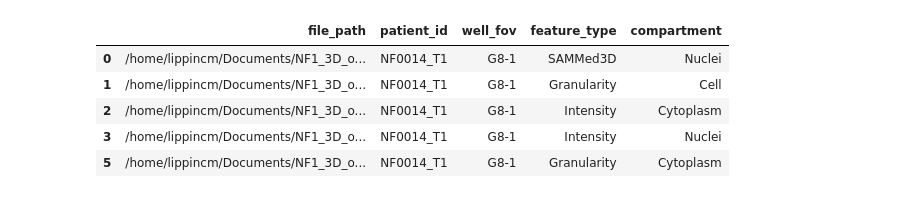
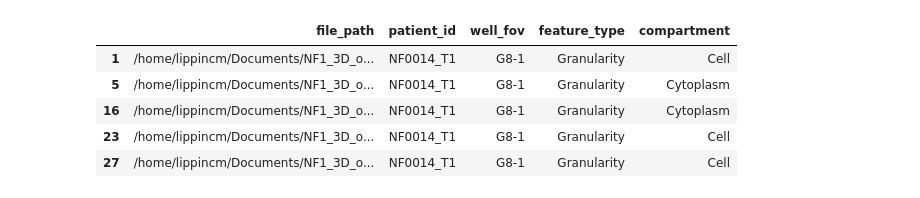
Before and after one commit to WayScience/NF1_3D_organoid_profiling_pipeline, a Jupyter notebook: 3.cellprofiling/notebooks/feature_sanity_checks.ipynb, the cells around one changed output. Saved outputs shown, nothing was run; the diff lists cells and outputs as text; code cells hidden in the pictures.

```diff
--- a/3.cellprofiling/notebooks/feature_sanity_checks.ipynb
+++ b/3.cellprofiling/notebooks/feature_sanity_checks.ipynb
@@ -39,40 +39,40 @@ out_dict = {
     "well_fov": [],
     "feature_type": [],
     "compartment": [],
     # "df_shape": [],
 }
 
 # get all well_fovs for a patient
 for patient in tqdm.tqdm(patients, desc="Processing patients", leave=True):
     patient_dir = profile_base_dir / "data" / patient / "extracted_features"
     well_fovs = patient_dir.glob("*")  # get all well_fovs for a patient
     # print(f"Found well_fovs: {well_fovs}")
     for well_fov in tqdm.tqdm(well_fovs, desc="Processing well_fovs", leave=False):
         if "stats" in well_fov.stem:
             continue
         features = pathlib.Path(well_fov).glob("*.parquet")
         for feature in features:
             feature_type = feature.stem.split("_")[2]
             compartment = feature.stem.split("_")[0]
             out_dict["file_path"].append(feature)
             out_dict["patient_id"].append(patient)
             out_dict["well_fov"].append(feature.parent.stem)
             out_dict["feature_type"].append(feature_type)
             out_dict["compartment"].append(compartment)
             # out_dict["df_shape"].append(pd.read_parquet(feature).shape)
 df = pd.DataFrame(out_dict)
-df = df.loc[df["patient_id"] == "NF0014_T1"]
-# df = df.loc[(df["feature_type"] == "AreaSizeShape") & (df["compartment"] != "Organoid")]
+# df = df.loc[df["patient_id"] == "NF0014_T1"]
+df = df.loc[(df["feature_type"] == "Granularity") & (df["compartment"] != "Organoid")]
 df = df.loc[(df["compartment"] != "Organoid")]
 
 df.head()
 # %% [output]
 |  | file_path | patient_id | well_fov | feature_type | compartment |
-| 0 | /home/lippincm/Documents/NF1_3D_o... | NF0014_T1 | G8-1 | SAMMed3D | Nuclei |
 | 1 | /home/lippincm/Documents/NF1_3D_o... | NF0014_T1 | G8-1 | Granularity | Cell |
-| 2 | /home/lippincm/Documents/NF1_3D_o... | NF0014_T1 | G8-1 | Intensity | Cytoplasm |
-| 3 | /home/lippincm/Documents/NF1_3D_o... | NF0014_T1 | G8-1 | Intensity | Nuclei |
 | 5 | /home/lippincm/Documents/NF1_3D_o... | NF0014_T1 | G8-1 | Granularity | Cytoplasm |
+| 16 | /home/lippincm/Documents/NF1_3D_o... | NF0014_T1 | G8-1 | Granularity | Cytoplasm |
+| 23 | /home/lippincm/Documents/NF1_3D_o... | NF0014_T1 | G8-1 | Granularity | Cell |
+| 27 | /home/lippincm/Documents/NF1_3D_o... | NF0014_T1 | G8-1 | Granularity | Cell |
 # %%
 from tqdm import tqdm
 
```
Also changed, not shown: parts of 8 cells of this notebook, 22 other files.
